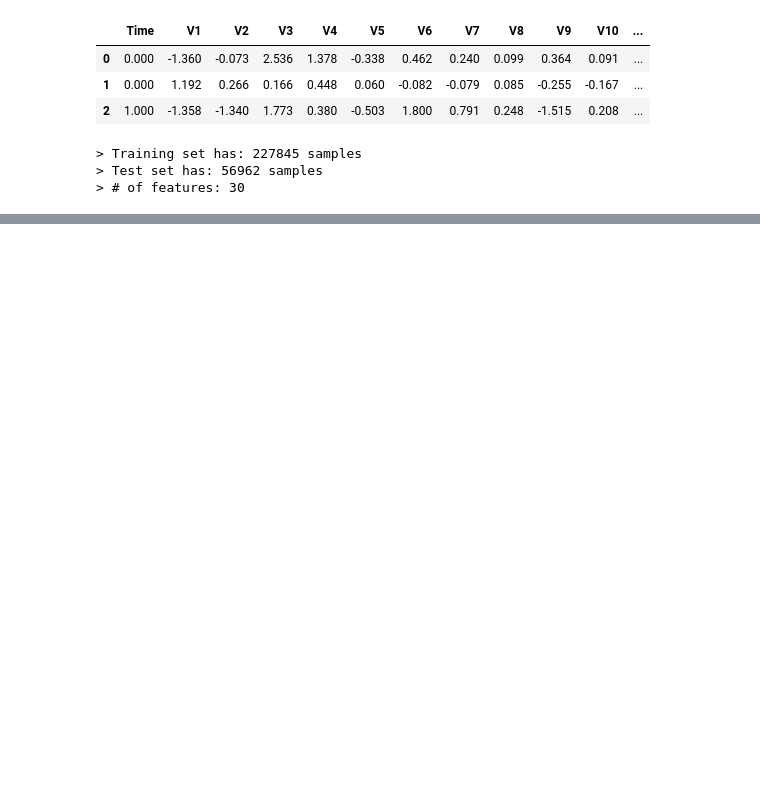
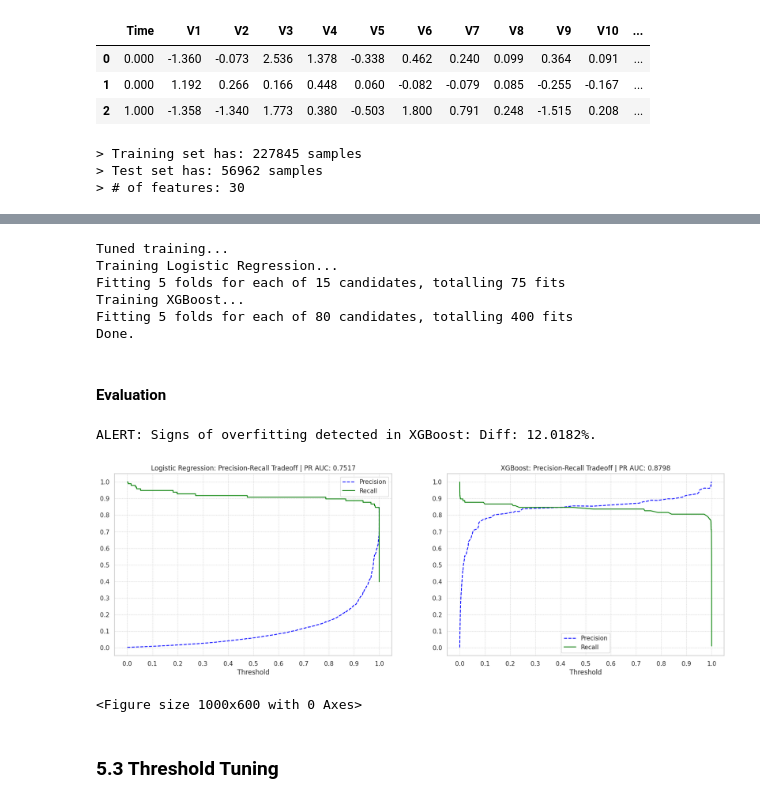
Before and after one commit to renteria-luis/fraud-detection-v1, a Jupyter notebook: notebooks/02_baseline_models.ipynb, the cells around one changed output, grey strips where cells are left out. Drawn from its saved outputs; the diff is of its cells as text; code cells hidden in the pictures; blank space fills up the shorter version.

```diff
--- a/notebooks/02_baseline_models.ipynb
+++ b/notebooks/02_baseline_models.ipynb
@@ -94,0 +261,48 @@ print(f'''> Training set has: {X_train.shape[0]} samples
+# %%
+skf = StratifiedKFold(n_splits=5, shuffle=True, random_state=SEED)
+
+print('Tuned training...')
+
+for model_name, model_config in models.items():
+    print(f'Training {model_config["name"]}...')
+
+    pipe = training_pipeline(model_name=model_name)
+
+
+    cv = RandomizedSearchCV(
+        pipe,
+        model_config['params'],
+        n_iter=model_config['n_iter'],
+        cv=skf,                       # stratified kfold important for imbalanced class
+        scoring='average_precision',  # PR-AUC
+        random_state=SEED,
+        n_jobs=-1,
+        verbose=1
+    )
+
+    cv.fit(X_train, y_train.values.ravel())
+
+    pipes[model_name + '_tuned'] = cv
+
+print('Done.')
+# %% [output]
+Tuned training...
+Training Logistic Regression...
+Fitting 5 folds for each of 15 candidates, totalling 75 fits
+Training XGBoost...
+Fitting 5 folds for each of 80 candidates, totalling 400 fits
+Done.
+# %% [markdown]
+#### Evaluation
+# %%
+fig, ax = plt.subplots(1, 2, figsize=(20, 6))
+results['logreg_tuned'] = evaluate_model(pipes['logreg_tuned'], X_train, y_train, X_test, y_test, "Logistic Regression", ax=ax[0])
+results['xgb_tuned'] = evaluate_model(pipes['xgb_tuned'], X_train, y_train, X_test, y_test, "XGBoost", ax=ax[1])
+plt.tight_layout()
+plt.show()
+# %% [output]
+ALERT: Signs of overfitting detected in XGBoost: Diff: 12.0182%.
+[figure, added]
+<Figure size 1000x600 with 0 Axes>
+# %% [markdown]
+### 5.3 Threshold Tuning
```
Also changed, not shown: parts of 23 cells of this notebook, 1 other file.
